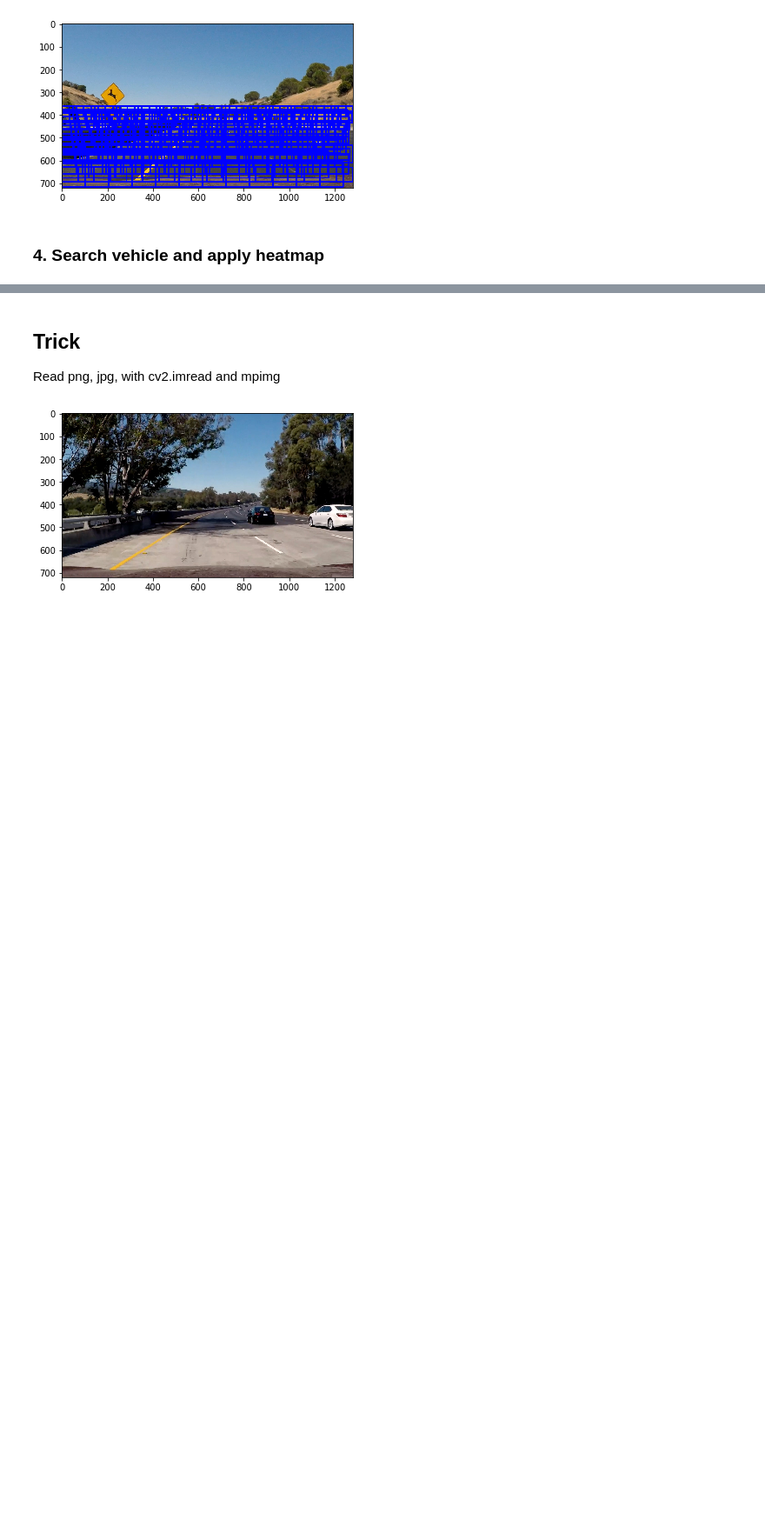
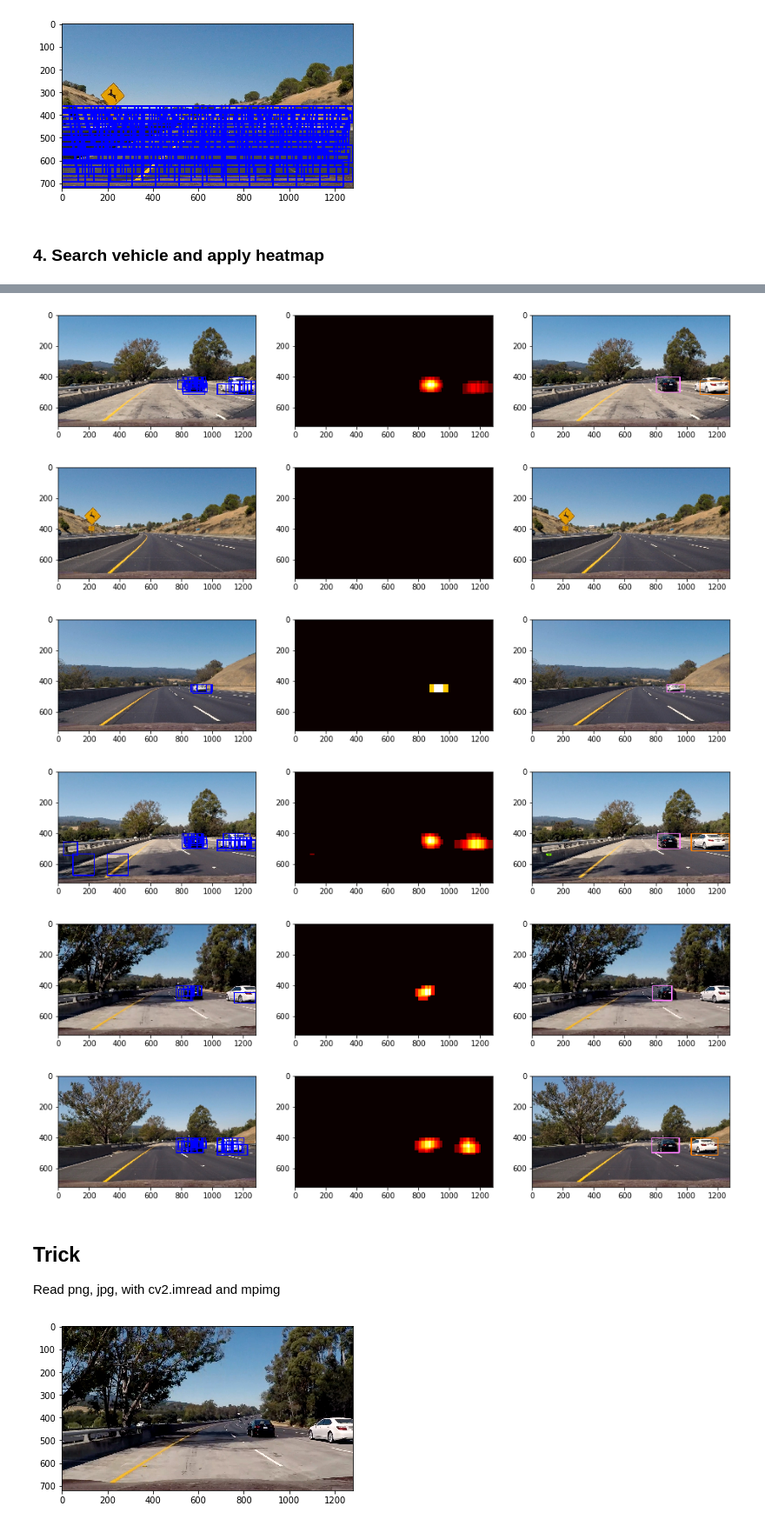
Before and after one commit to dmsehuang/CarND-Vehicle-Detection, a Jupyter notebook: Vehicle_detection.ipynb, the cells around one changed output, grey strips where cells are left out. Shown at 87% size. Drawn from its saved outputs; the diff is of its cells as text; code cells hidden in the pictures; blank space fills up the shorter version.

Commit message:
Label cars

```diff
--- a/Vehicle_detection.ipynb
+++ b/Vehicle_detection.ipynb
@@ -673,3 +661,45 @@ for file in files:
+# %%
+from scipy.ndimage.measurements import label
+
+def find_cars(image):
+    img = image.astype(np.float32)/255
+
+    wins = gen_slid_wins(img)
+    # Search for cars
+    pos_wins = search_windows(img, bounds, rbf_clf, X_scaler)
+    car_pos = draw_boxes(image, pos_wins)
+    # Generate heatmap
+    heatmap = get_heatmap(img, pos_wins, 1)
+    heatmap = np.clip(heatmap, 0, 255)
+    # Label cars
+    labels = label(heatmap)
+    labeled_cars = draw_labeled_bboxes(image, labels)
+
+    # Display results
+    fig = plt.figure(figsize=(16,12))
+    plt.subplot(131)
+    plt.imshow(car_pos)
+
+    plt.subplot(132)
+    plt.imshow(heatmap, cmap='hot')
+
+    plt.subplot(133)
+    plt.imshow(labeled_cars)
+    plt.show()
+
+    return labeled_cars
+# %%
+files = glob.glob('./test_images/test*.jpg')
+for file in files:
+    image = mpimg.imread(file)
+    find_cars(image)
+# %% [output]
+[figure, added]
+[figure, added]
+[figure, added]
+[figure, added]
+[figure, added]
+[figure, added]
 # %% [markdown]
 ## Trick
 
```
Also changed, not shown: parts of 3 cells of this notebook.
